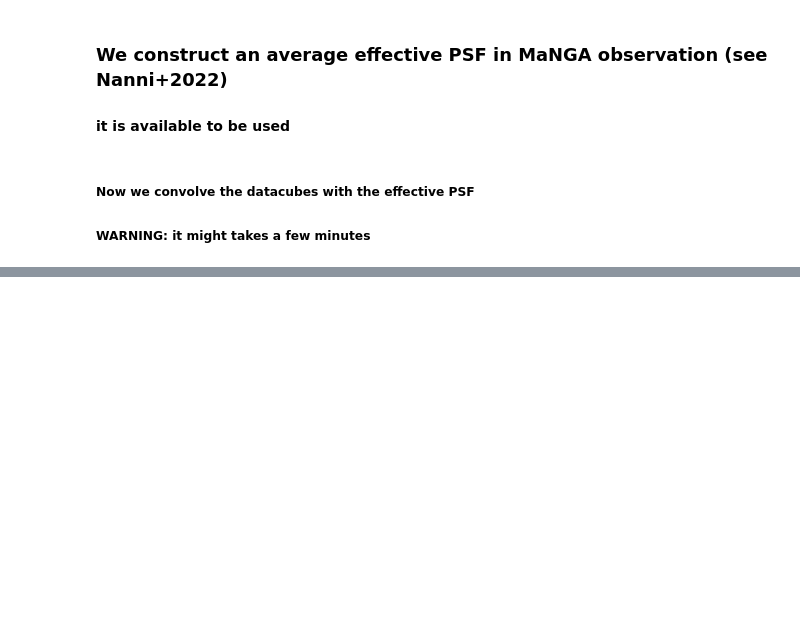
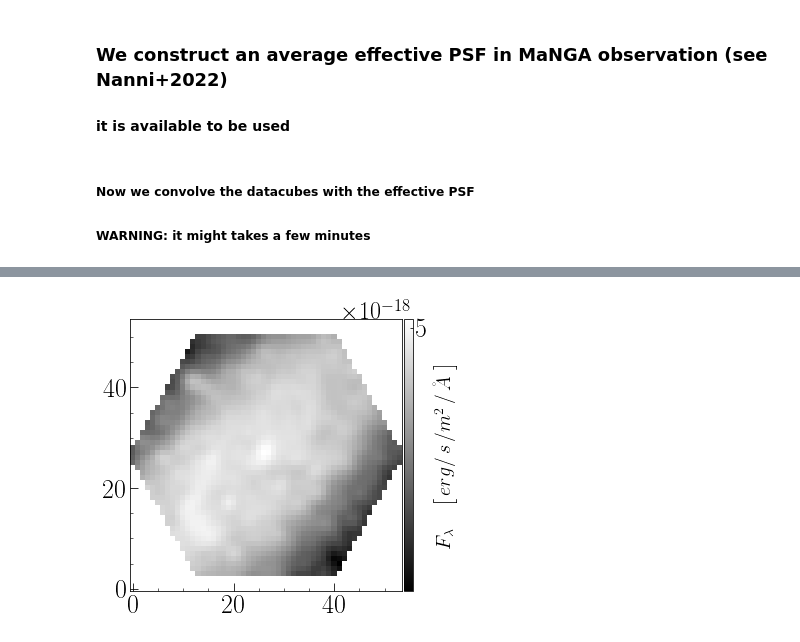
Before and after one commit to lonanni/iMaNGA, a Jupyter notebook: iMANGA_mockMaNGAdatacubes.ipynb, the cells around one changed output, grey strips where cells are left out. Saved outputs shown, nothing was run; the diff lists cells and outputs as text; code cells hidden in the pictures; blank space fills up the shorter version.

```diff
--- a/iMANGA_mockMaNGAdatacubes.ipynb
+++ b/iMANGA_mockMaNGAdatacubes.ipynb
@@ -208,26 +224,26 @@ ax.yaxis.get_offset_text().set_fontsize(24)
 
 ##### this data are made available, change the path accordingly
 # %%
-filer_g = np.genfromtxt('./iMaNGA/sdss_filters/SLOAN_SDSS.g.dat')
+filer_g = np.genfromtxt('./iMaNGA_data/sdss_filters/SLOAN_SDSS.g.dat')
 wave_g = filer_g[:,0]
 response_g = filer_g[:,1]
 
-filer_r = np.genfromtxt('./iMaNGA/sdss_filters/SLOAN_SDSS.r.dat')
+filer_r = np.genfromtxt('./iMaNGA_data/sdss_filters/SLOAN_SDSS.r.dat')
 wave_r = filer_r[:,0]
 response_r = filer_r[:,1]
 
-filer_i = np.genfromtxt('./iMaNGA/sdss_filters/SLOAN_SDSS.i.dat')
+filer_i = np.genfromtxt('./iMaNGA_data/sdss_filters/SLOAN_SDSS.i.dat')
 wave_i = filer_i[:,0]
 response_i = filer_i[:,1]
 
-filer_z = np.genfromtxt('./iMaNGA/sdss_filters/SLOAN_SDSS.z.dat')
+filer_z = np.genfromtxt('./iMaNGA_data/sdss_filters/SLOAN_SDSS.z.dat')
 wave_z = filer_z[:,0]
 response_z = filer_z[:,1]
 # %% [markdown]
 ### We construct an average effective PSF in MaNGA observation (see Nanni+2022)
 #### it is available to be used
 # %%
-hdu_psf, headerPSF = fits.getdata("./iMaNGA/sdss_filters/ePSF.fits.gz", header=True)
+hdu_psf, headerPSF = fits.getdata("./iMaNGA_data/sdss_filters/ePSF.fits.gz", header=True)
 
 psfg = hdu_psf[:,:, 0]
 psfr = hdu_psf[:,:, 1]
@@ -269,3 +283,26 @@ for k in range(len(wave)):
         im_convoluta[k, :,:] = np.where(grid_300==True, convolve(pflux_300[k, :,:],psfz), float("Nan"))
     if wave[k]>wave_z.max():
         im_convoluta[k, :,:] = np.where(grid_300==True, convolve(pflux_300[k, :,:],psfz), float("Nan"))
+# %%
+fig = plt.figure(1, figsize=(6, 5))
+fig.patch.set_facecolor('white')
+ax=plt.subplot(111)
+ax.minorticks_on()
+ax.tick_params(length=8, which='major', direction="in", labelsize=26)
+ax.tick_params(length=3, which='minor', direction="in", labelsize=26)
+
+
+im = ax.imshow(im_convoluta[300,:,:].T,cmap='gray'\
+              , zorder=2,interpolation='nearest', origin='lower',\
+               norm=simple_norm(im_convoluta[300,:,:].T, stretch='log', log_a=500))
+
+cbar = plt.colorbar(im,ax=ax, pad = .0050, aspect=30)
+cbar.ax.tick_params(labelsize=26, axis='y', direction='in', )
+
+cbar.set_ticks([0.5*10**-17, 2*10**-17])
+
+
+cbar.set_label(r'$ F_\lambda\quad\left[\,erg/\,s \,/m^2\,/\,\AA \,\,\right]$',fontsize=20);
+cbar.ax.yaxis.get_offset_text().set_fontsize(24)
+# %% [output]
+[figure, added]
```
Also changed, not shown: parts of 16 cells of this notebook.
